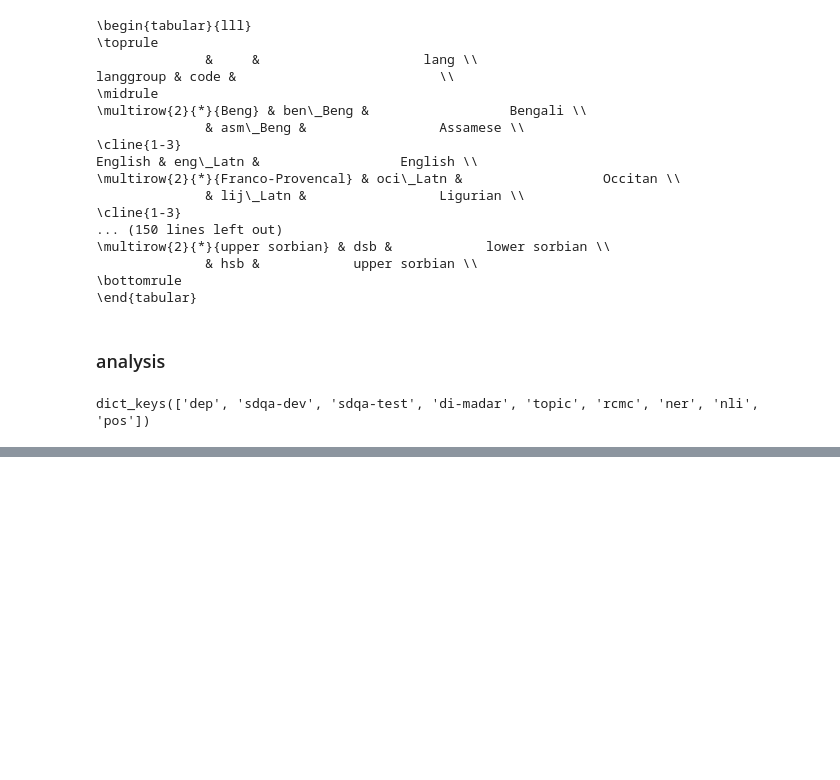
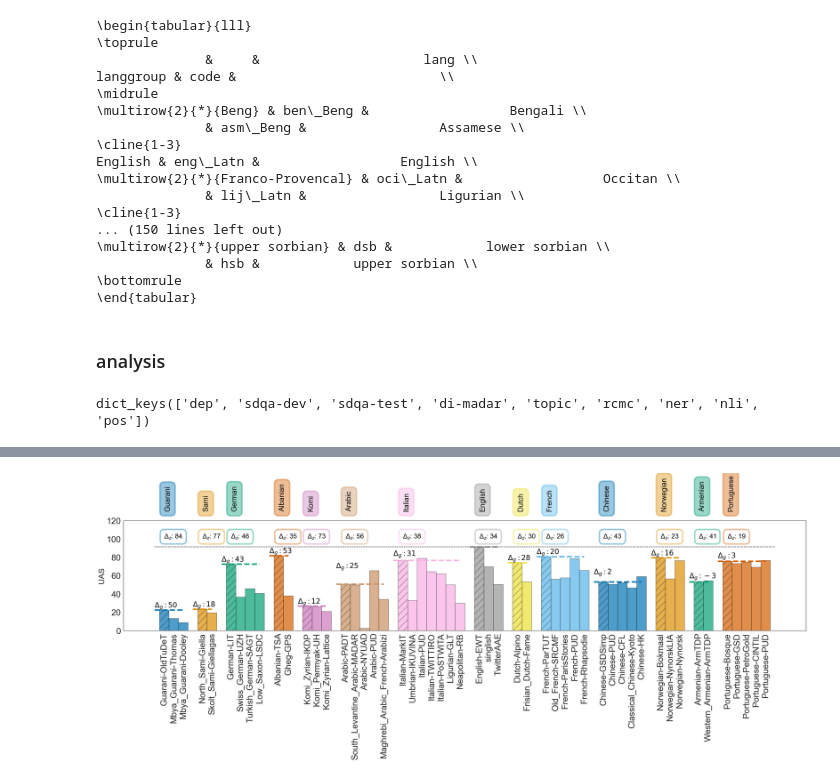
Before and after one commit to ffaisal93/DialectBench, a Jupyter notebook: scripts/results.ipynb, the cells around one changed output, grey strips where cells are left out. Drawn from its saved outputs; the diff is of its cells as text; code cells hidden in the pictures; blank space fills up the shorter version.

Commit message:
graphs plotted

```diff
--- a/scripts/results.ipynb
+++ b/scripts/results.ipynb
@@ -1090,3 +1195,89 @@ lang_grp_count={}
+# %%
+import pandas as pd
+import matplotlib.pyplot as plt
+import colorcet as cc
+import seaborn as sns
+sns.set_style(style='white')
+
+fig, axes = plt.subplots(1,1, figsize = (35,15))
+
+colors=list(sns.color_palette("colorblind", 30).as_hex())
+
+
+base_code='UD_English-EWT'
+score_column='bert_uas_zeroshot'
+target_lang_column='target'
+metadata=group_langs[task]
+
+
+labels = []
+ax=axes
+count=0
+index_count=0
+all_index=[]
+
+base_score=df3.loc[df3[target_lang_column]==base_code,score_column].values[0]
+ax.set_ylim(0,120)
+for g, grp in df3.groupby('lang-group',sort=False):
+    ##swap
+    temp=grp.iloc[0].copy()
+    res=grp.loc[grp[target_lang_column]==metadata[g]].index[0]
+    ind=grp.index.get_loc(res)
+    grp.iloc[0]=grp.iloc[ind]
+    grp.iloc[ind]=temp
+
+    #x-positions
+    index=list(range(index_count,len(grp.index)+index_count,1))
+    #print(index)
+    #hatch
+    hatch=['']*len(index)
+    hatch[0]='/'
+
+    group_base=grp.iloc[0][score_column]
+    ax.plot([index[0]-1, index[-1]], [group_base, group_base],"--", linewidth=5,color=colors[count])
+    ax.bar(index, grp[score_column].values,width=1,
+           edgecolor='black',color=colors[count],label=g, alpha=.7, hatch=hatch)
+    for ind,aa in enumerate(index):
+        arr_y=grp[score_column].values[ind]
+#         gap=grp.base_zero_gap_per.values[ind]
+#         ax.annotate("{}".format(round(gap,1)), xy=(aa,arr_y), xytext=(aa-1, arr_y+10),
+#             arrowprops=dict(arrowstyle="-",fc='k', ec='k'))
+
+    zero_group=round(max(grp.base_zero_group))
+    group_group=round(max(grp.group_zero_group))
+    if g!='English':
+        text=ax.text(index[0]-1, max(grp[score_column])+2.5,
+                     "$\Delta_g: {}$".format(group_group), color='black', fontsize=25)
+    text='{}'.format(g,zero_group,group_group)
+    text_pos=index[0]
+    ax.text(text_pos, base_score+40, text, rotation=90,color='black', fontsize=25,
+        bbox=dict(facecolor=colors[count],linewidth=5,
+                  alpha=0.4, boxstyle="round,pad=.6",edgecolor=colors[count]))
+    text='$\Delta_z$: {}'.format(zero_group)
+    text=ax.text(index[0], base_score+9, text, color='black', fontsize=23,
+        bbox=dict(facecolor="None",linewidth=5,
+                  alpha=0.4, boxstyle="round,pad=.6",edgecolor=colors[count]))
+
+    labels.extend(grp[target_lang_column])
+    all_index.extend(index)
+    index_count=index[-1]+2
+    count+=1
+
+##zeroshot line
+ax.plot([-1, index_count-1], [base_score, base_score], "k--")
+
+ax.set_xticks(all_index)
+labels=[x.replace('UD_','') for x in labels]
+ax.set_xticklabels( labels=labels,rotation=90,fontsize=12)
+# plt.legend(ncol=9,loc='upper center',bbox_to_anchor=(.5, 1.8),fontsize=28)
+ax.set_ylabel('UAS',fontsize=28)
+ax.tick_params(axis='both', which='major', labelsize=30)
+
+plt.tight_layout()
+plt.savefig('../figures/dep-zeroshot.pdf')
+plt.show()
+# %% [output]
+[figure, added]
 # %%
 #### compute improve(zero-shot to finetune), gap between group-lang & dialect
 task='pos'
```
Also changed, not shown: parts of 50 cells of this notebook.
